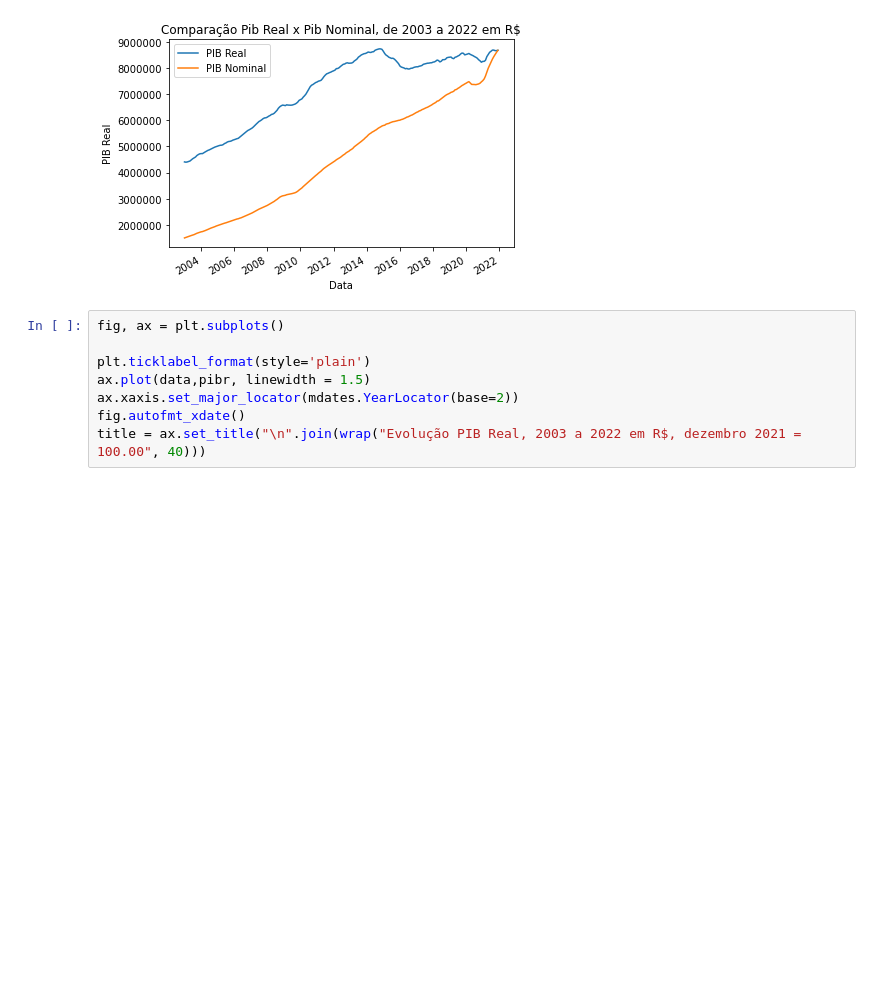
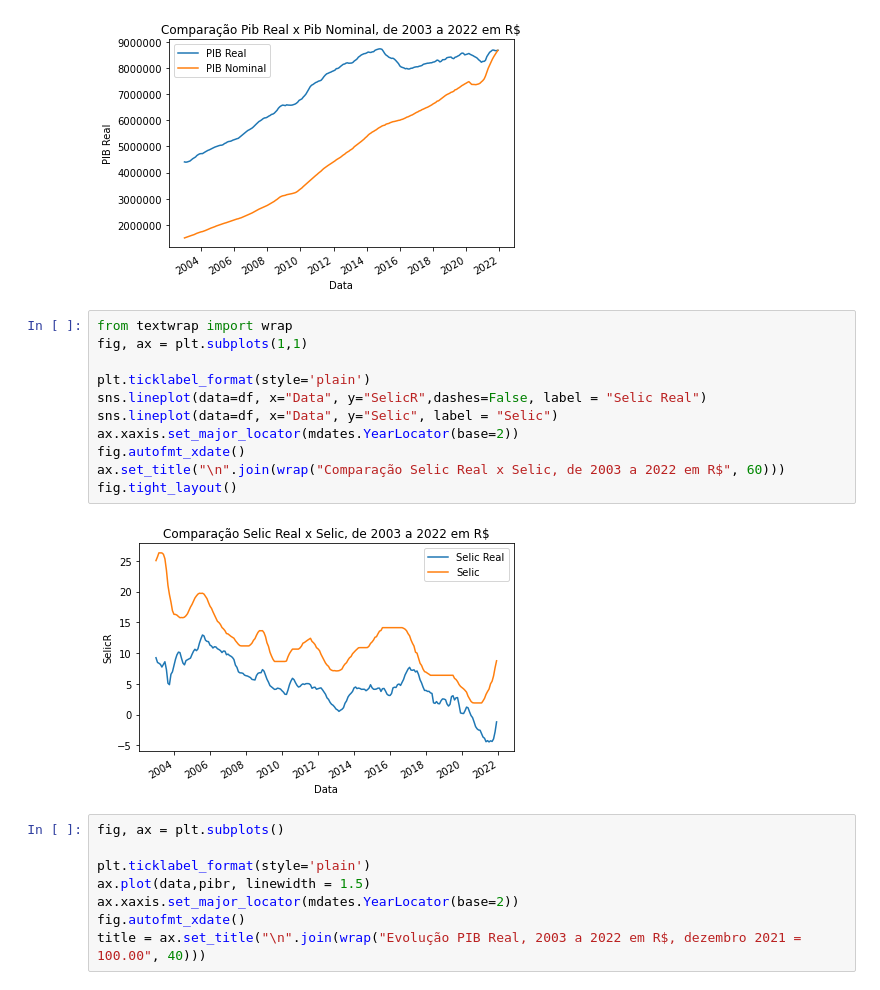
Before and after one commit to rehpires/EconometriaUFPB-2022, a Jupyter notebook: Script.ipynb, the cells around one changed output. Saved outputs shown, nothing was run; the diff lists cells and outputs as text; blank space fills up the shorter version.

```diff
--- a/Script.ipynb
+++ b/Script.ipynb
@@ -248,6 +265,19 @@ ax.set_title("\n".join(wrap("Comparação Pib Real x Pib Nominal, de 2003 a 2022
 fig.tight_layout()
 # %% [output]
 [figure]
+# %%
+from textwrap import wrap
+fig, ax = plt.subplots(1,1)
+
+plt.ticklabel_format(style='plain')
+sns.lineplot(data=df, x="Data", y="SelicR",dashes=False, label = "Selic Real")
+sns.lineplot(data=df, x="Data", y="Selic", label = "Selic")
+ax.xaxis.set_major_locator(mdates.YearLocator(base=2))
+fig.autofmt_xdate()
+ax.set_title("\n".join(wrap("Comparação Selic Real x Selic, de 2003 a 2022 em R$", 60)))
+fig.tight_layout()
+# %% [output]
+[figure, added]
 # %%
 fig, ax = plt.subplots()
 
```
Also changed, not shown: parts of 27 cells of this notebook, 1 other file.
